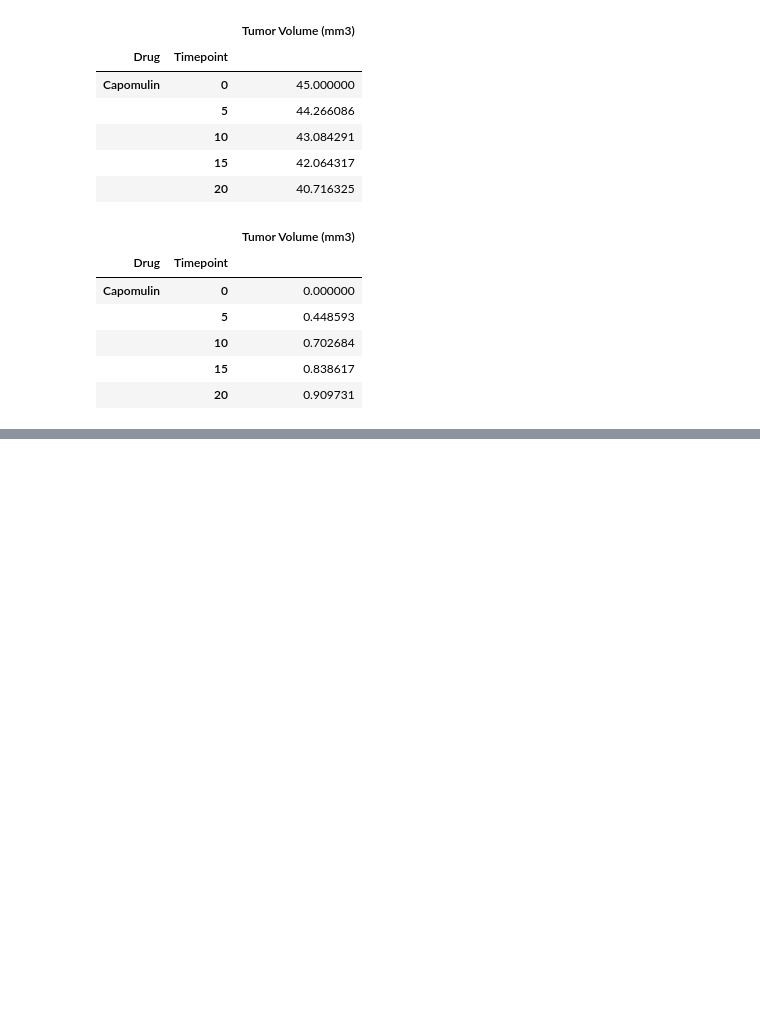
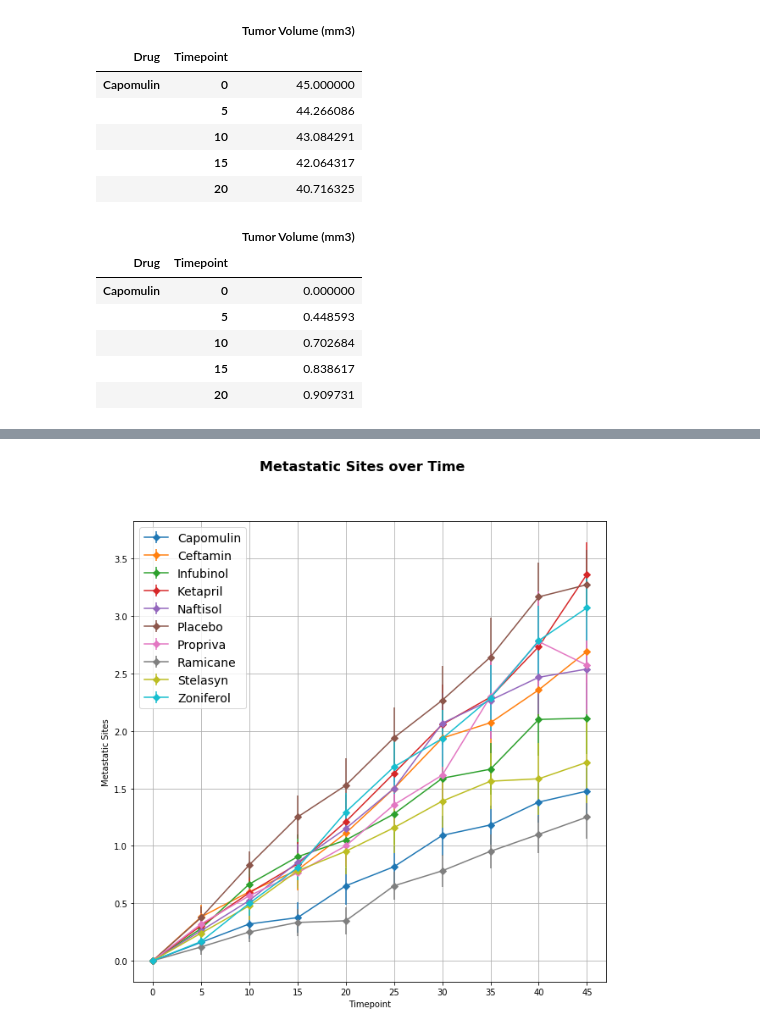
Before and after one commit to aha1994/Matplotlib-Analysis-of-tumor-treatment, a Jupyter notebook: Pymaceuticals/MatplotlibHWKTesting.ipynb, the cells around one changed output, grey strips where cells are left out. Cells and saved outputs as stored; diff of their text form; code cells hidden in the pictures; blank space fills up the shorter version.

```diff
--- a/Pymaceuticals/MatplotlibHWKTesting.ipynb
+++ b/Pymaceuticals/MatplotlibHWKTesting.ipynb
@@ -112,0 +128,6 @@ plt.show()
+# %%
+# Standard Error of Metastatic Sites
+
+metastatic_STDERR = drug_timeGroup['Metastatic Sites'].sem()
+metastatic_STDERR_DF = pd.DataFrame(metastatic_STDERR)
+metastatic_STDERR_DF.head()
@@ -112,0 +142,11 @@ plt.show()
+# %%
+# Reformatting data frame
+
+metastatic_reformmatedDF = metastaticDF.unstack('Drug')
+metastatic_reformmatedDF = metastatic_reformmatedDF['Metastatic Sites']
+metastatic_reformmatedDF
+
+metastatic_reformmated_STDERR_DF = metastatic_STDERR_DF.unstack('Drug')
+metastatic_reformmated_STDERR_DF = metastatic_reformmated_STDERR_DF['Metastatic Sites']
+
+metastatic_reformmatedDF
@@ -112,0 +181,28 @@ plt.show()
+# %%
+# Metastatic Sites over Time with Errorbars
+
+x_axis = metastatic_reformmatedDF.index
+handles = metastatic_reformmated_STDERR_DF.columns
+
+fig2, ax2 = plt.subplots()
+fig2.suptitle("Metastatic Sites over Time", fontsize=16, fontweight="bold")
+fig2.set_figwidth(10)
+fig2.set_figheight(10)
+
+for x in handles:
+    ax2.errorbar(x_axis, metastatic_reformmatedDF[x], yerr=metastatic_reformmated_STDERR_DF[x], marker='D')
+
+
+ax2.set_xlim(-2, 47)
+ax2.set_xlabel('Timepoint')
+ax2.set_ylabel('Metastatic Sites')
+ax2.legend(handles, loc=2, prop={'size': 14})
+ax2.set_xticks(np.arange(0,50,5))
+
+
+
+plt.savefig('Metastatic Sites over time.png')
+ax2.grid()
+plt.show()
+# %% [output]
+[figure, added]
```
Also changed, not shown: parts of 12 cells of this notebook, 3 other files.
